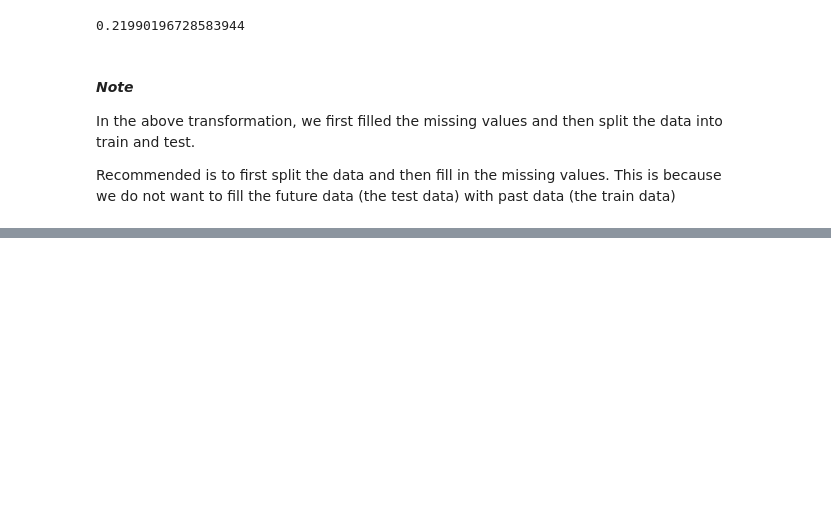
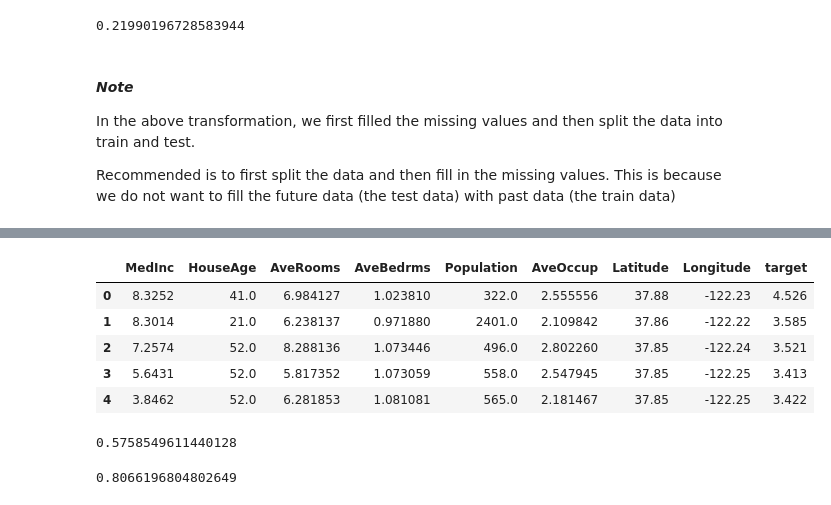
Before and after one commit to AliNisarAhmed/ml-ds-course, a Jupyter notebook: sample-project/introduction-to-new-scikit-learn.ipynb, the cells around one changed output, grey strips where cells are left out. Cells and saved outputs as stored; diff of their text form; code cells hidden in the pictures; blank space fills up the shorter version.

Commit message:
feat: choosing a model

```diff
--- a/sample-project/introduction-to-new-scikit-learn.ipynb
+++ b/sample-project/introduction-to-new-scikit-learn.ipynb
@@ -550,0 +565,9 @@ Recommended is to first split the data and then fill in the missing values. This
+# %%
+# Get california housing data
+from sklearn.datasets import fetch_california_housing
+
+housing = fetch_california_housing()
+housing;
+# %%
+housing_df = pd.DataFrame(housing["data"], columns=housing["feature_names"])
+housing_df.head()
@@ -550,0 +581,58 @@ Recommended is to first split the data and then fill in the missing values. This
+# %%
+housing_df["target"] = housing["target"]
+housing_df.head()
+# %% [output]
+|  | MedInc | HouseAge | AveRooms | AveBedrms | Population | AveOccup | Latitude | Longitude | target |
+| 0 | 8.3252 | 41.0 | 6.984127 | 1.023810 | 322.0 | 2.555556 | 37.88 | -122.23 | 4.526 |
+| 1 | 8.3014 | 21.0 | 6.238137 | 0.971880 | 2401.0 | 2.109842 | 37.86 | -122.22 | 3.585 |
+| 2 | 7.2574 | 52.0 | 8.288136 | 1.073446 | 496.0 | 2.802260 | 37.85 | -122.24 | 3.521 |
+| 3 | 5.6431 | 52.0 | 5.817352 | 1.073059 | 558.0 | 2.547945 | 37.85 | -122.25 | 3.413 |
+| 4 | 3.8462 | 52.0 | 6.281853 | 1.081081 | 565.0 | 2.181467 | 37.85 | -122.25 | 3.422 |
+# %%
+# Import algorithm
+from sklearn.linear_model import Ridge
+
+# Setup random seed
+np.random.seed(42)
+
+X = housing_df.drop("target", axis=1)
+y = housing_df["target"]
+
+# Split into train and test sets
+X_train, X_test, y_train, y_test = train_test_split(X, y, test_size=0.2)
+
+# Instantiate and fit the model (on the training set)
+model = Ridge()
+model.fit(X_train, y_train)
+
+# Check the score of the model on the test set
+model.score(X_test, y_test)
+# %% [output]
+0.5758549611440128
+# %%
+# Trying a different model than Ridge
+
+# trying an ensemble model (ensemble is a combination of smaller models to try and make better predictions)
+
+# More on ensemble methods here: https://scikit-learn.org/stable/modules/ensemble.html
+
+from sklearn.ensemble import RandomForestRegressor
+
+# set up random seed
+np.random.seed(42)
+
+# Create the data
+
+X = housing_df.drop("target", axis=1)
+y = housing_df["target"]
+
+# Split the data
+X_train, X_test, y_train, y_test = train_test_split(X, y, test_size=0.2)
+
+# Create RandomForest model
+model = RandomForestRegressor()
+model.fit(X_train, y_train)
+
+model.score(X_test, y_test)
+# %% [output]
+0.8066196804802649
```
Also changed, not shown: parts of 4 cells of this notebook.
